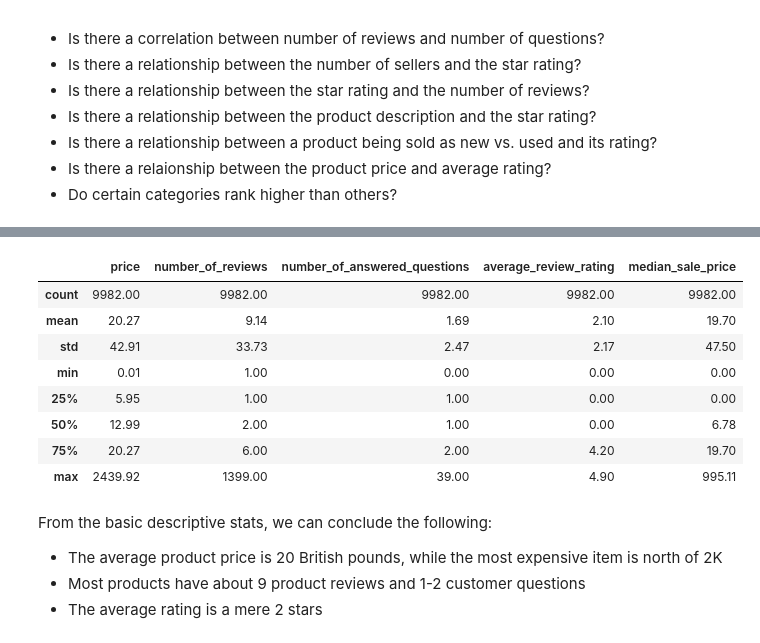
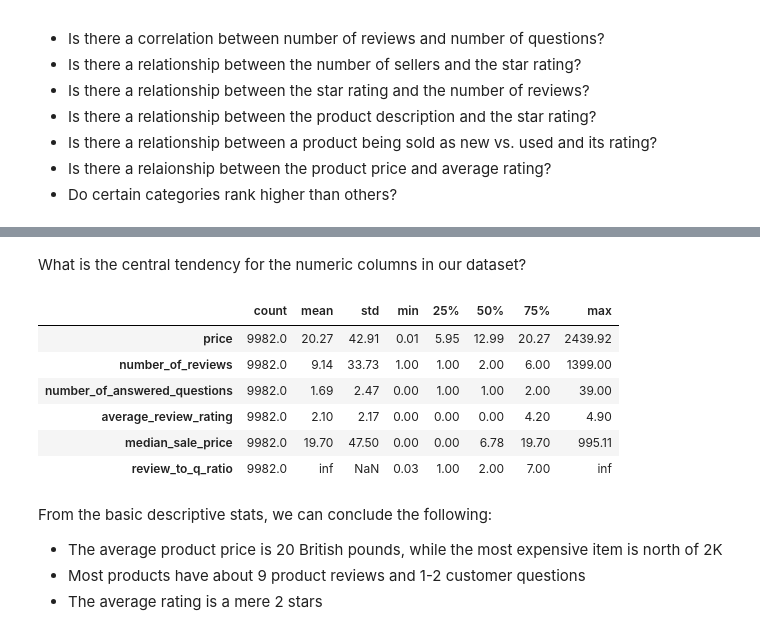
Before and after one commit to cotica/capstone, a Jupyter notebook: code/Amazon-order-history-EDA.ipynb, the cells around one changed output, grey strips where cells are left out. Drawn from its saved outputs; the diff is of its cells as text; code cells hidden in the pictures.

```diff
--- a/code/Amazon-order-history-EDA.ipynb
+++ b/code/Amazon-order-history-EDA.ipynb
@@ -292,17 +300,17 @@ Index(['uniq_id', 'product_name', 'manufacturer', 'price',
       dtype='object')
+# %% [markdown]
+What is the central tendency for the numeric columns in our dataset?
 # %%
 #look at central tendency
-ecom.describe().round(2)
+ecom.describe().round(2).T
 # %% [output]
-|  | price | number_of_reviews | number_of_answered_questions | average_review_rating | median_sale_price |
-| count | 9982.00 | 9982.00 | 9982.00 | 9982.00 | 9982.00 |
-| mean | 20.27 | 9.14 | 1.69 | 2.10 | 19.70 |
-| std | 42.91 | 33.73 | 2.47 | 2.17 | 47.50 |
-| min | 0.01 | 1.00 | 0.00 | 0.00 | 0.00 |
-| 25% | 5.95 | 1.00 | 1.00 | 0.00 | 0.00 |
-| 50% | 12.99 | 2.00 | 1.00 | 0.00 | 6.78 |
-| 75% | 20.27 | 6.00 | 2.00 | 4.20 | 19.70 |
-| max | 2439.92 | 1399.00 | 39.00 | 4.90 | 995.11 |
+|  | count | mean | std | min | 25% | 50% | 75% | max |
+| price | 9982.0 | 20.27 | 42.91 | 0.01 | 5.95 | 12.99 | 20.27 | 2439.92 |
+| number_of_reviews | 9982.0 | 9.14 | 33.73 | 1.00 | 1.00 | 2.00 | 6.00 | 1399.00 |
+| number_of_answered_questions | 9982.0 | 1.69 | 2.47 | 0.00 | 1.00 | 1.00 | 2.00 | 39.00 |
+| average_review_rating | 9982.0 | 2.10 | 2.17 | 0.00 | 0.00 | 0.00 | 4.20 | 4.90 |
+| median_sale_price | 9982.0 | 19.70 | 47.50 | 0.00 | 0.00 | 6.78 | 19.70 | 995.11 |
+| review_to_q_ratio | 9982.0 | inf | NaN | 0.03 | 1.00 | 2.00 | 7.00 | inf |
 # %% [markdown]
 From the basic descriptive stats, we can conclude the following:
 
```
Also changed, not shown: parts of 11 cells of this notebook.
